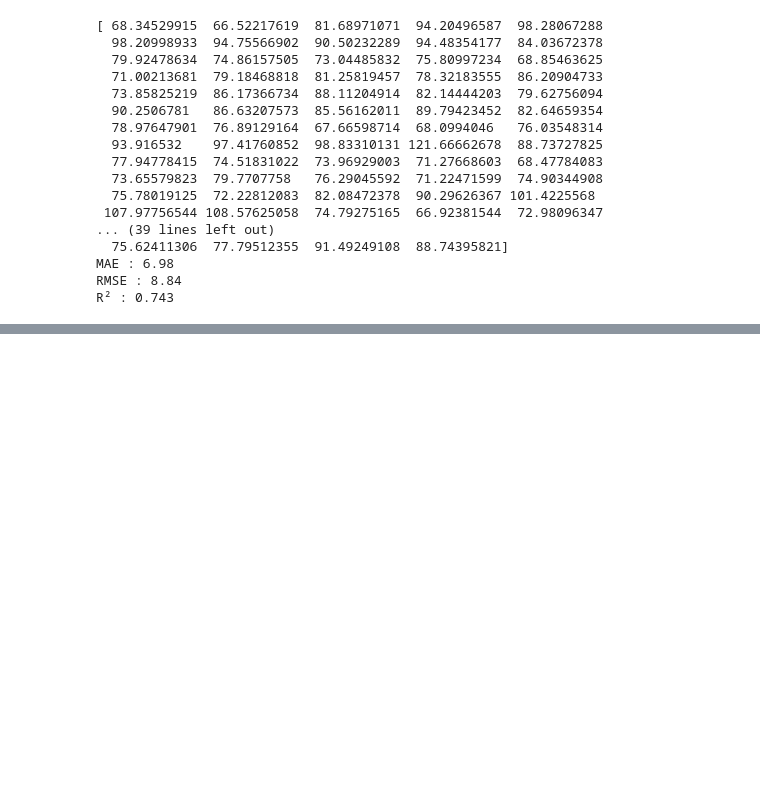
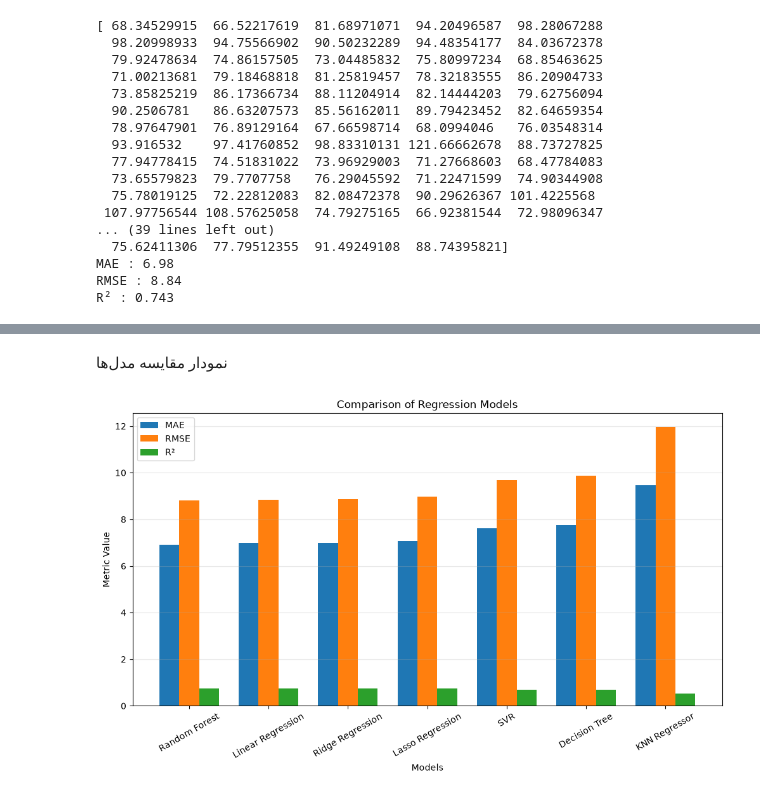
Before and after one commit to hemloblack/Weather-and-air-quality-forecast, a Jupyter notebook: wather air quality.ipynb, the cells around one changed output, grey strips where cells are left out. Saved outputs shown, nothing was run; the diff lists cells and outputs as text; code cells hidden in the pictures; blank space fills up the shorter version.

```diff
--- a/preprocessing wather air quality.ipynb
+++ b/wather air quality.ipynb
@@ -841,0 +1311,26 @@ R² : 0.743
+# %% [markdown]
+نمودار مقایسه مدل‌ها
+# %%
+# تنظیم اندازه شکل
+plt.figure(figsize=(12,6))
+
+# موقعیت هر مدل روی محور x
+x = np.arange(len(results))
+width = 0.25
+
+# رسم سه نمودار میله ای کنار هم
+plt.bar(x - width, results["MAE"], width, label="MAE")
+plt.bar(x, results["RMSE"], width, label="RMSE")
+plt.bar(x + width, results["R²"], width, label="R²")
+
+# تنظیمات نمودار
+plt.xticks(x, results["Model"], rotation=30)
+plt.title("Comparison of Regression Models")
+plt.xlabel("Models")
+plt.ylabel("Metric Value")
+plt.legend()
+plt.grid(axis="y", alpha=0.3)
+
+plt.show()
+# %% [output]
+[figure, added]
```
Also changed, not shown: parts of 41 cells of this notebook.
